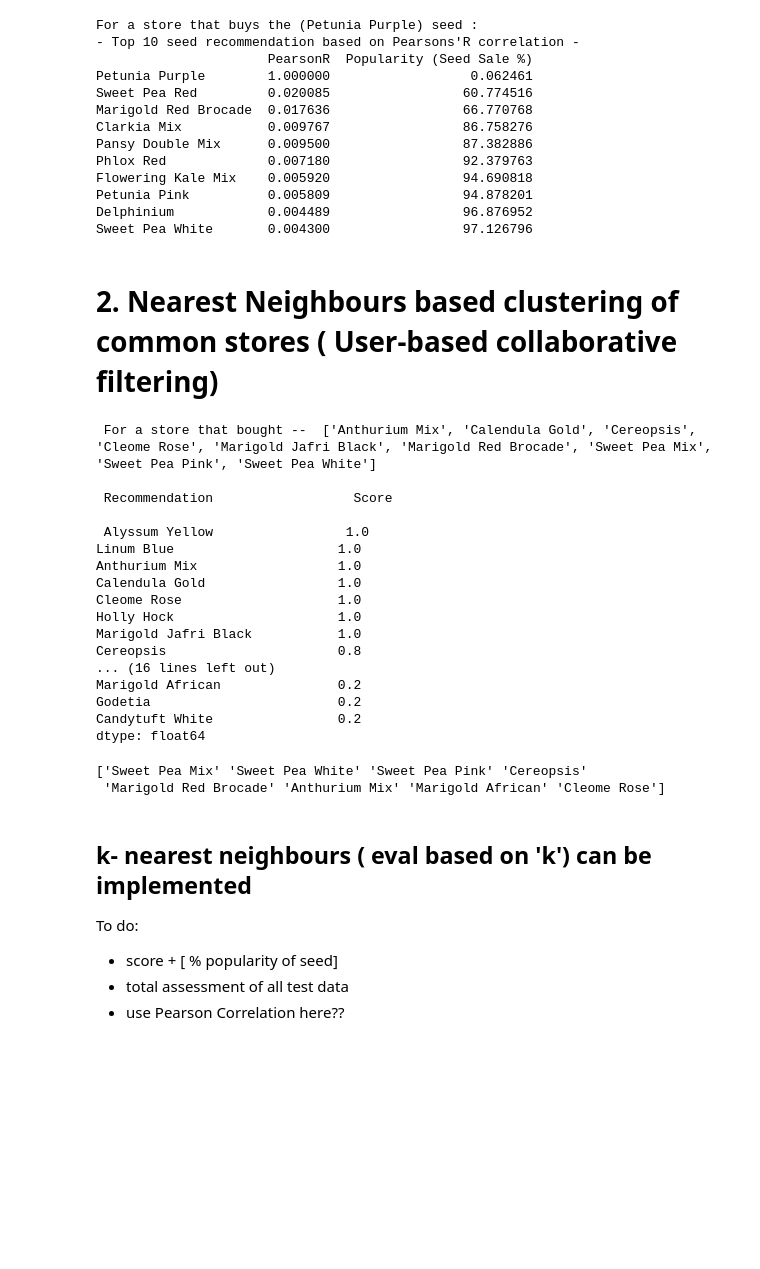
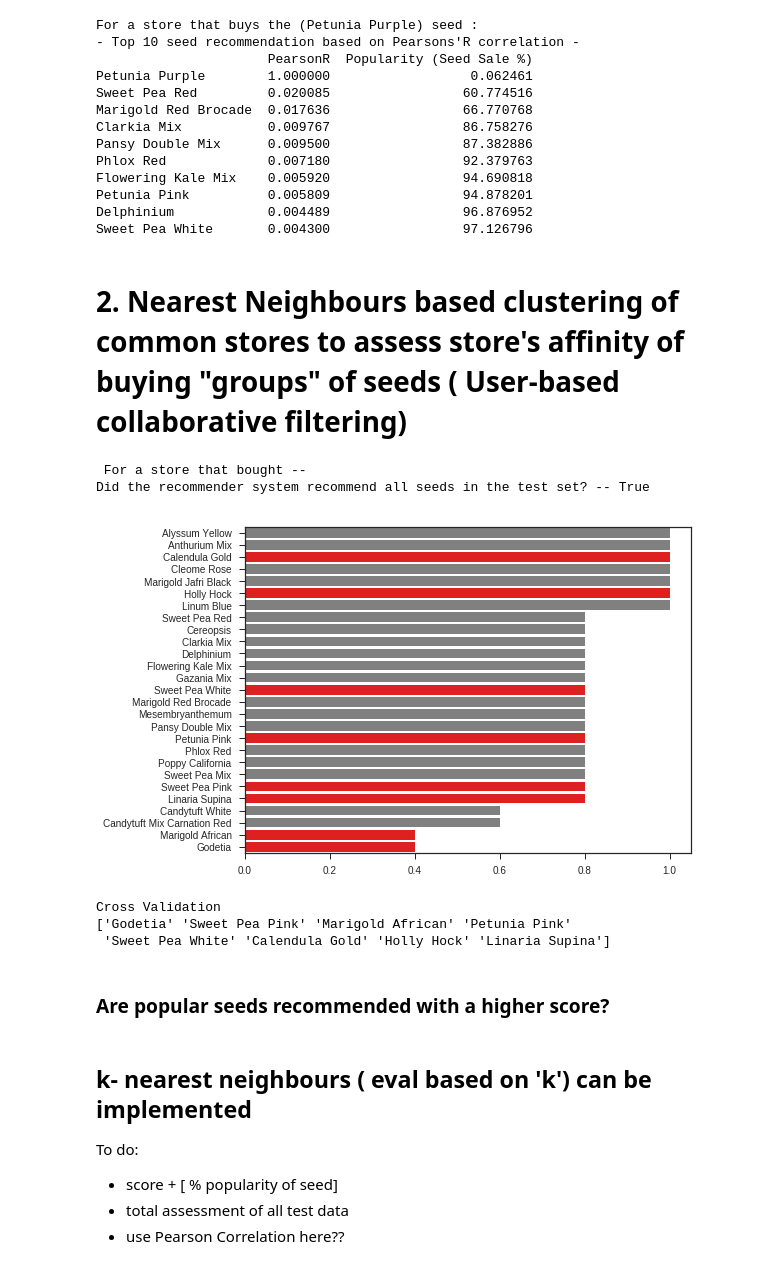
Before and after one commit to juggernautTress/Edelweiss, a Jupyter notebook: Analysis.ipynb, the cells around one changed output. Drawn from its saved outputs; the diff is of its cells as text; code cells hidden in the pictures; blank space fills up the shorter version.

```diff
--- a/Analysis.ipynb
+++ b/Analysis.ipynb
@@ -219,7 +227,7 @@ Sweet Pea White       0.004300                 97.126796
 ##   must recalculate correlation based on that "grouping"
 ##>>> inefficient for large data
 # %% [markdown]
-# 2. Nearest Neighbours based clustering of common stores ( User-based collaborative filtering)
+# 2. Nearest Neighbours based clustering of common stores to assess store's affinity of buying "groups" of seeds ( User-based collaborative filtering)
 # %%
 from sklearn.neighbors import NearestNeighbors
 from sklearn.model_selection import ShuffleSplit
@@ -232,7 +240,7 @@ X_test = X.iloc[test_index]
 neigh = NearestNeighbors().fit(X_train)
 # %%
 from numpy.random import choice as sample
-def hide_seeds(ori_vector=None,fraction_to_hide=0.4):
+def hide_seeds(ori_vector=None,fraction_to_hide=0.2):
   seeds_bought = list(ori_vector.columns[(ori_vector ==1).iloc[0]])
   num_of_purchases = len(seeds_bought)
   if num_of_purchases == 1:
@@ -248,46 +256,43 @@ def hide_seeds(ori_vector=None,fraction_to_hide=0.4):
 # %%
 #example query
 store_query =  X_test.sample(1)# new store
 Store_consumption_ori = store_query.columns[(store_query == 1).iloc[0]]
 ## hide a few purchases for testing purposes
 store_query, test_recommn = hide_seeds(store_query,0.3)
 ## test the query:
 #1. find stores with similar purchases as the query:
 neighbours = neigh.kneighbors(store_query, return_distance=False)
 #2. get purchases by these users and sort by affinity
 #DF: store seed affinity scores
-seedAffinity= pd.DataFrame(columns=['score'])
 store_set = X_train.loc[neighbours[0]]
 store_set = store_set.loc[:, store_set.any()] ## drop zero columns
 score = store_set.sum(axis=0).astype(float)/neighbours[0].size
+score = score.sort_values(ascending=False)
+print (" For a store that bought -- ")#,\
+#list(store_query.columns[(store_query == 1).iloc[0]]),\
+               #"\n\n Recommendation \t\t Score\n\n",\
+                #score)
+plt.figure(figsize=(8,6))
+clrs = ['red' if (x in test_recommn) else 'grey' for x in list(score.index)]
+sns.barplot( score.values, score.index , palette=clrs)
 
-print (" For a store that bought -- ",\
-list(store_query.columns[(store_query == 1).iloc[0]]), "\n\n Recommendation \t\t Score\n\n",\
-score.sort_values(ascending=False))
+print ("Did the recommender system recommend all seeds in the test set? --",\
+        set(test_recommn).issubset(score.index))
 # %% [output]
- For a store that bought --  ['Anthurium Mix', 'Calendula Gold', 'Cereopsis', 'Cleome Rose', 'Marigold Jafri Black', 'Marigold Red Brocade', 'Sweet Pea Mix', 'Sweet Pea Pink', 'Sweet Pea White']
-
- Recommendation                  Score
-
- Alyssum Yellow                 1.0
-Linum Blue                     1.0
-Anthurium Mix                  1.0
-Calendula Gold                 1.0
-Cleome Rose                    1.0
-Holly Hock                     1.0
-Marigold Jafri Black           1.0
-Cereopsis                      0.8
-... (16 lines left out)
-Marigold African               0.2
-Godetia                        0.2
-Candytuft White                0.2
-dtype: float64
+ For a store that bought --
+Did the recommender system recommend all seeds in the test set? -- True
+[figure, added]
 # %%
 #3. compare to test:
+print ("Cross Validation")
+
 print(test_recommn) ## implement >> recomm with these scores
 # %% [output]
-['Sweet Pea Mix' 'Sweet Pea White' 'Sweet Pea Pink' 'Cereopsis'
- 'Marigold Red Brocade' 'Anthurium Mix' 'Marigold African' 'Cleome Rose']
+Cross Validation
+['Godetia' 'Sweet Pea Pink' 'Marigold African' 'Petunia Pink'
+ 'Sweet Pea White' 'Calendula Gold' 'Holly Hock' 'Linaria Supina']
+# %% [markdown]
+### Are popular seeds recommended with a higher score?
 # %% [markdown]
 ## k- nearest neighbours ( eval based on 'k') can be implemented
 
```
Also changed, not shown: parts of 3 cells of this notebook.
